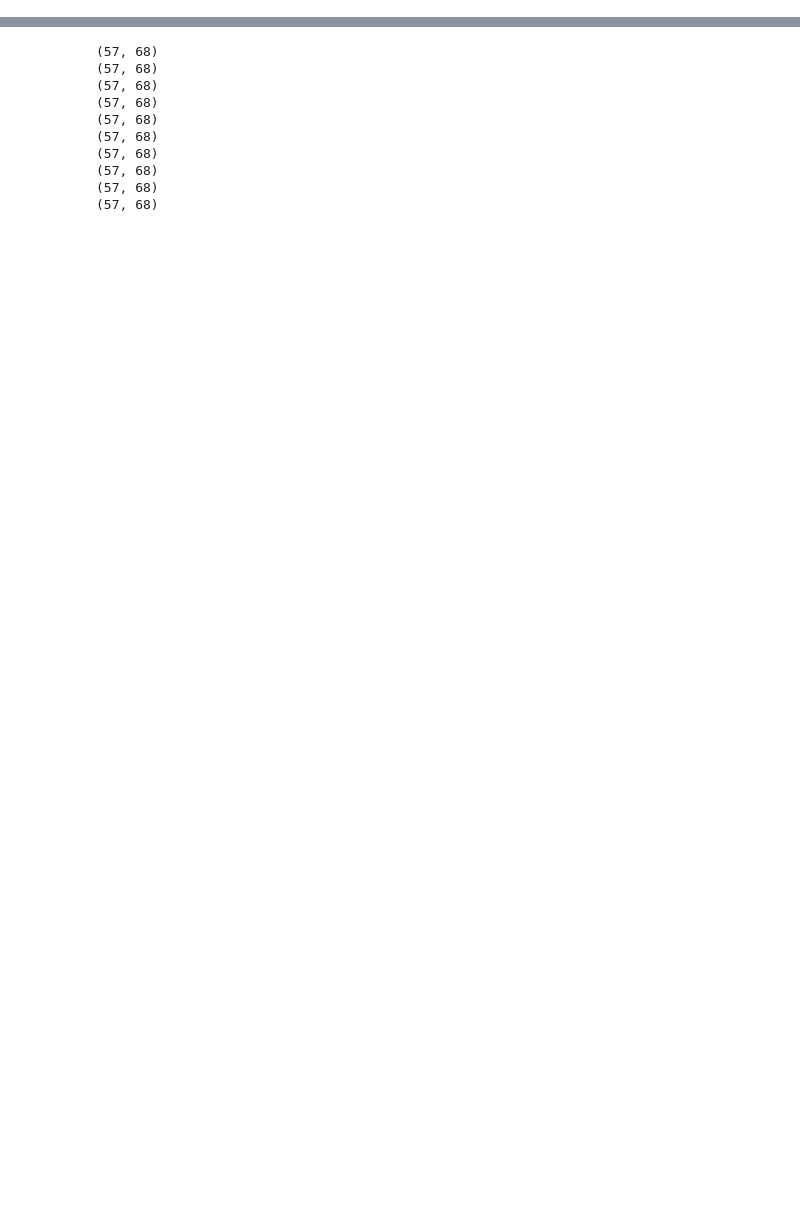
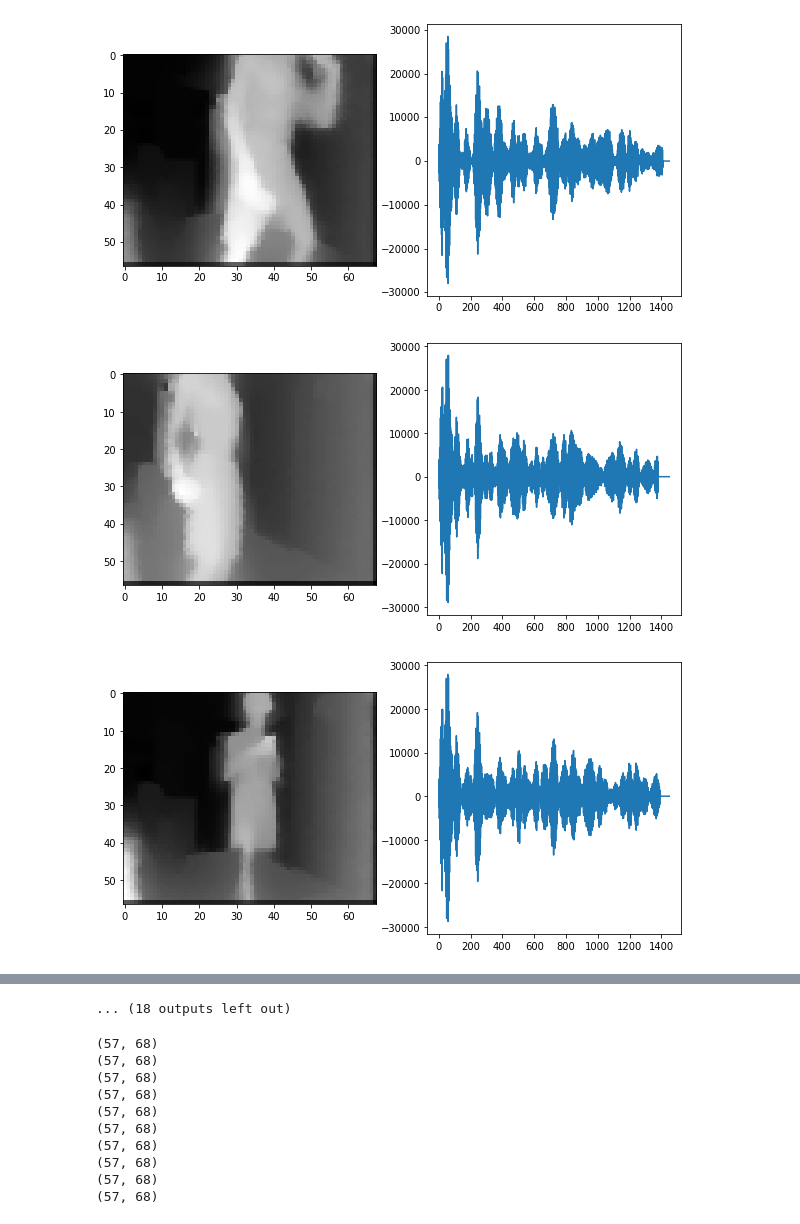
Before and after one commit to Oiangu9/Reconstructing_Space_with_Time, a Jupyter notebook: DEEP_LEARNING_LAB/DATASET_h5f_generator_from_images_and_wavs.ipynb, the cells around one changed output, grey strips where cells are left out. Drawn from its saved outputs; the diff is of its cells as text; code cells hidden in the pictures; blank space fills up the shorter version.

```diff
--- a/DEEP_LEARNING_LAB/DATASET_h5f_generator_from_images_and_wavs.ipynb
+++ b/DEEP_LEARNING_LAB/DATASET_h5f_generator_from_images_and_wavs.ipynb
@@ -65,4 +109,0 @@ len(h5f)/2
-# %%
-for i in range(10):
-    plt.imshow(h5f[f"{i}_im"])
-    plt.show()
@@ -79,0 +110,10 @@ for i in range(10):
+# %%
+for i in np.random.randint(0, len(h5f)/2, 30):
+    fig, axs = plt.subplots(1,2, figsize=(10,5))
+    axs[0].imshow(h5f[f"{i}_im"], cmap='gray')
+    axs[1].plot(np.array(h5f[f"{i}_aud"]))
+    plt.show()
+# %% [output]
+[figure, added]
+[figure, added]
+[figure, added]
@@ -80,3 +129,4 @@ for i in range(10):
+... (18 outputs left out)
 # %%
 h5f.close()
 # %%
```
Also changed, not shown: parts of 7 cells of this notebook, 19 other files.
